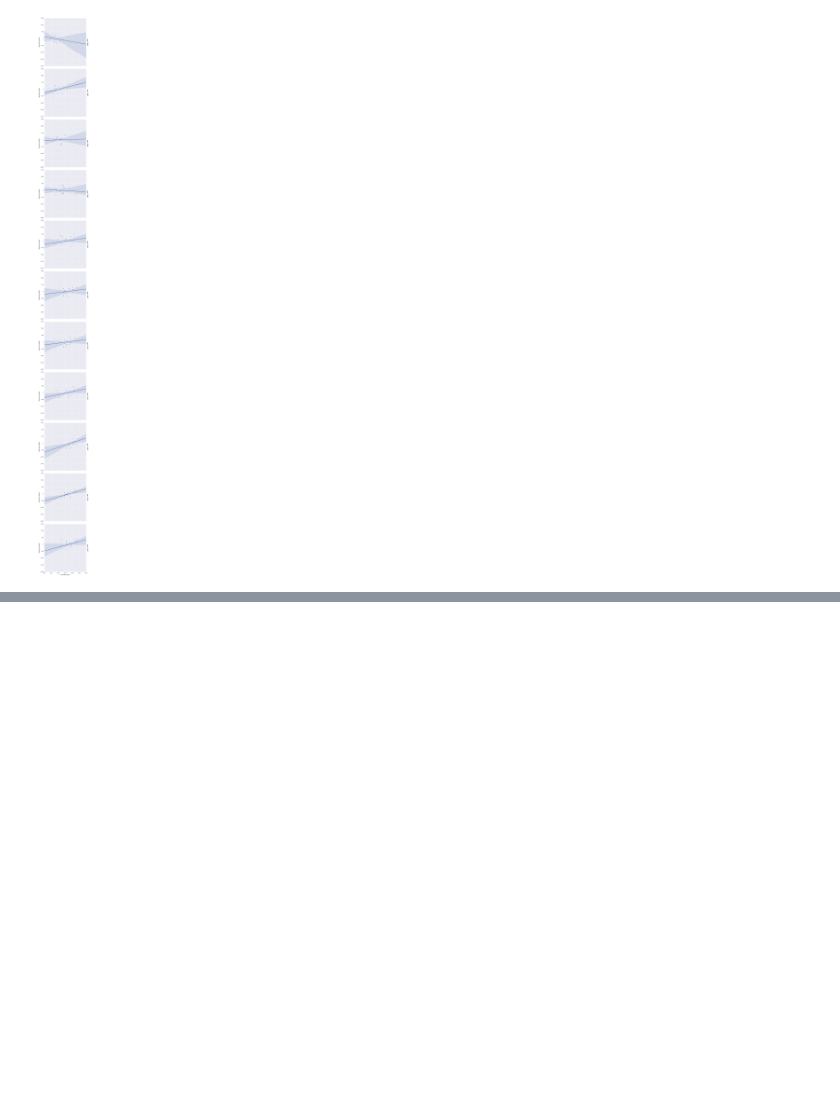
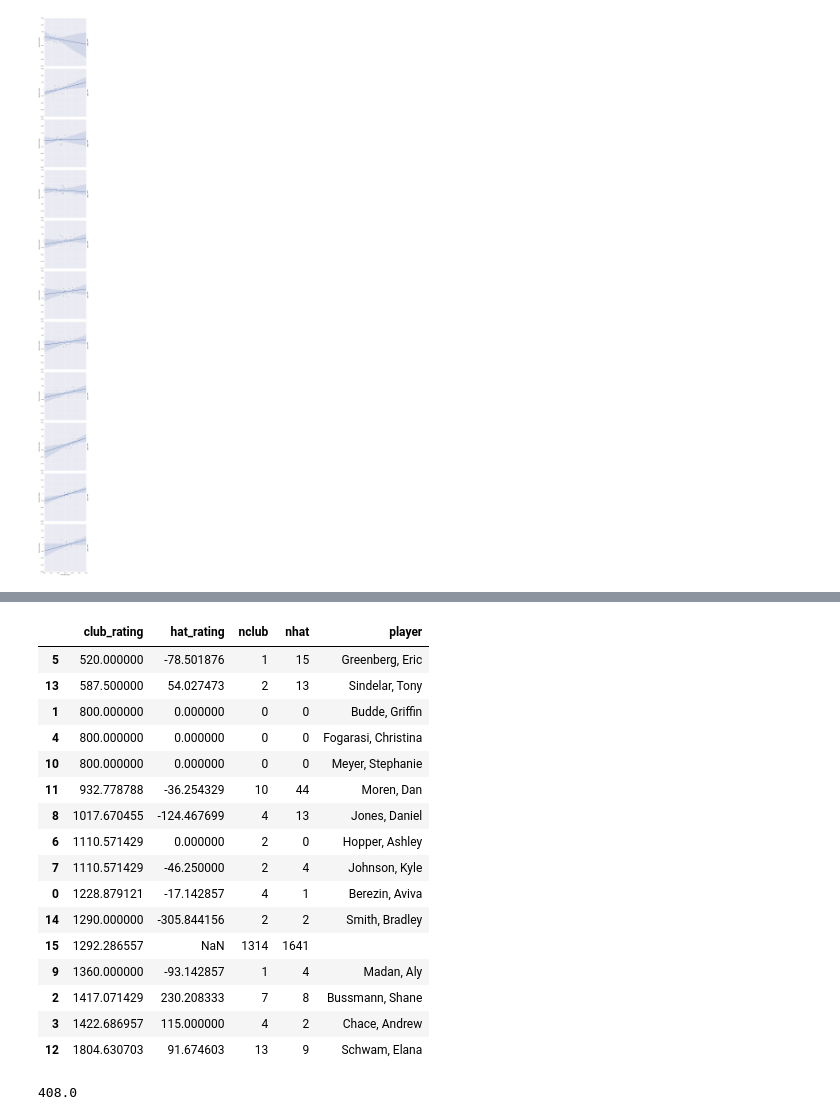
Before and after one commit to rybesh/buda-ratings, a Jupyter notebook: Code/Explore BUDA.ipynb, the cells around one changed output, grey strips where cells are left out. Drawn from its saved outputs; the diff is of its cells as text; code cells hidden in the pictures; blank space fills up the shorter version.

```diff
--- a/Code/Explore BUDA.ipynb
+++ b/Code/Explore BUDA.ipynb
@@ -117,0 +131,24 @@ plt.savefig('SpringHat2016_validation.png')
+# %%
+buda.team_detail('40328').sort('club_rating')
+# %% [output]
+|  | club_rating | hat_rating | nclub | nhat | player |
+| 5 | 520.000000 | -78.501876 | 1 | 15 | Greenberg, Eric |
+| 13 | 587.500000 | 54.027473 | 2 | 13 | Sindelar, Tony |
+| 1 | 800.000000 | 0.000000 | 0 | 0 | Budde, Griffin |
+| 4 | 800.000000 | 0.000000 | 0 | 0 | Fogarasi, Christina |
+| 10 | 800.000000 | 0.000000 | 0 | 0 | Meyer, Stephanie |
+| 11 | 932.778788 | -36.254329 | 10 | 44 | Moren, Dan |
+| 8 | 1017.670455 | -124.467699 | 4 | 13 | Jones, Daniel |
+| 6 | 1110.571429 | 0.000000 | 2 | 0 | Hopper, Ashley |
+| 7 | 1110.571429 | -46.250000 | 2 | 4 | Johnson, Kyle |
+| 0 | 1228.879121 | -17.142857 | 4 | 1 | Berezin, Aviva |
+| 14 | 1290.000000 | -305.844156 | 2 | 2 | Smith, Bradley |
+| 15 | 1292.286557 | NaN | 1314 | 1641 |  |
+| 9 | 1360.000000 | -93.142857 | 1 | 4 | Madan, Aly |
+| 2 | 1417.071429 | 230.208333 | 7 | 8 | Bussmann, Shane |
+| 3 | 1422.686957 | 115.000000 | 4 | 2 | Chace, Andrew |
+| 12 | 1804.630703 | 91.674603 | 13 | 9 | Schwam, Elana |
+# %%
+buda.team_rating['40309']
+# %% [output]
+408.0
```
Also changed, not shown: parts of 15 cells of this notebook, 1 other file.
